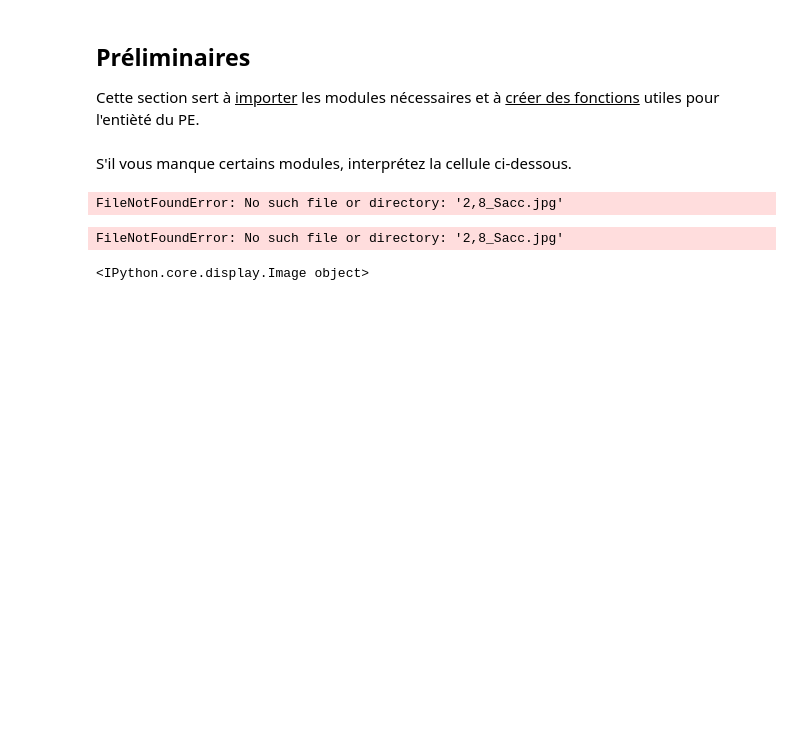
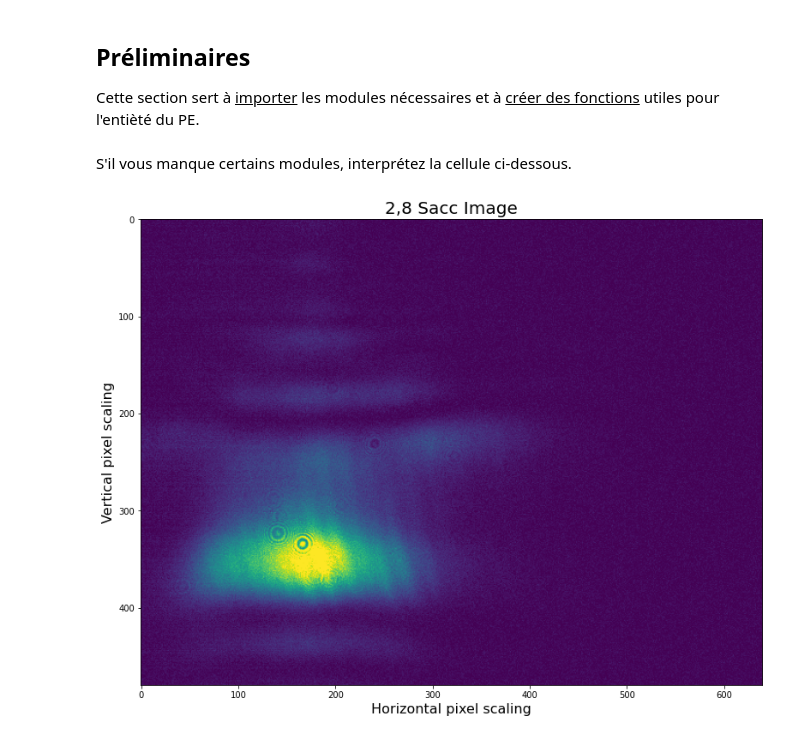
Before and after one commit to GeremyMichaud/Optique_experimentale, a Jupyter notebook: PE1_Caractérisation_sucre.ipynb, the cells around one changed output. Cells and saved outputs as stored; diff of their text form; code cells hidden in the pictures; blank space fills up the shorter version.

Commit message:
Show images

```diff
--- a/PE1_Caractérisation_sucre.ipynb
+++ b/PE1_Caractérisation_sucre.ipynb
@@ -35,6 +37,43 @@ import cv2 as cv
-# %%
-img = c
-# %% [output]
-FileNotFoundError: No such file or directory: '2,8_Sacc.jpg'
-FileNotFoundError: No such file or directory: '2,8_Sacc.jpg'
-<IPython.core.display.Image object>
+# %%
+def load_images_from_folder(folder):
+    """Fonction servant à charger des images à partir d'un dossier.
+
+    Args:
+        folder (string): Le chemin d'accès au dossier qui contient les images.
+
+    Returns:
+        dictionary: Dictionnaire encodant l'image avec son nom.
+    """
+    images_dict = {}
+    for filename in os.listdir(folder):
+        img = plt.imread(os.path.join(folder, filename))
+        if img is not None:
+            images_dict.update({filename:img})
+    return images_dict
+
+def filenames(measures_dict):
+    """Fonction permettant d'extraire les noms de fichiers.
+
+    Args:
+        measures_dict (dictionary): Dictionnaire d'images traités préalablement
+            par la fonction load_images_from_folder.
+
+    Returns:
+        tuple: Nom du fichier complet et nom raccourci.
+    """
+    complete_filenames = list(measures_dict)
+    short_filenames = []
+    for name in complete_filenames:
+        short_filenames.append(name.replace(".jpg", "").replace("_"," "))
+    return complete_filenames, short_filenames
+# %%
+measures_HeNe = load_images_from_folder("Images\Measures_HeNe")
+complete_names_HeNe, short_names_HeNe = filenames(measures_HeNe)
+fig, ax = plt.subplots(figsize=(13,12))
+ax.imshow(measures_HeNe[complete_names_HeNe[0]])
+ax.set_title("{} Image".format(short_names_HeNe[0]), fontsize=20)
+ax.set_xlabel("Horizontal pixel scaling", fontsize=16)
+ax.set_ylabel("Vertical pixel scaling", fontsize=16)
+plt.show()
+# %% [output]
+[figure, added]
```
Also changed, not shown: parts of 1 cell of this notebook, 1 other file.
